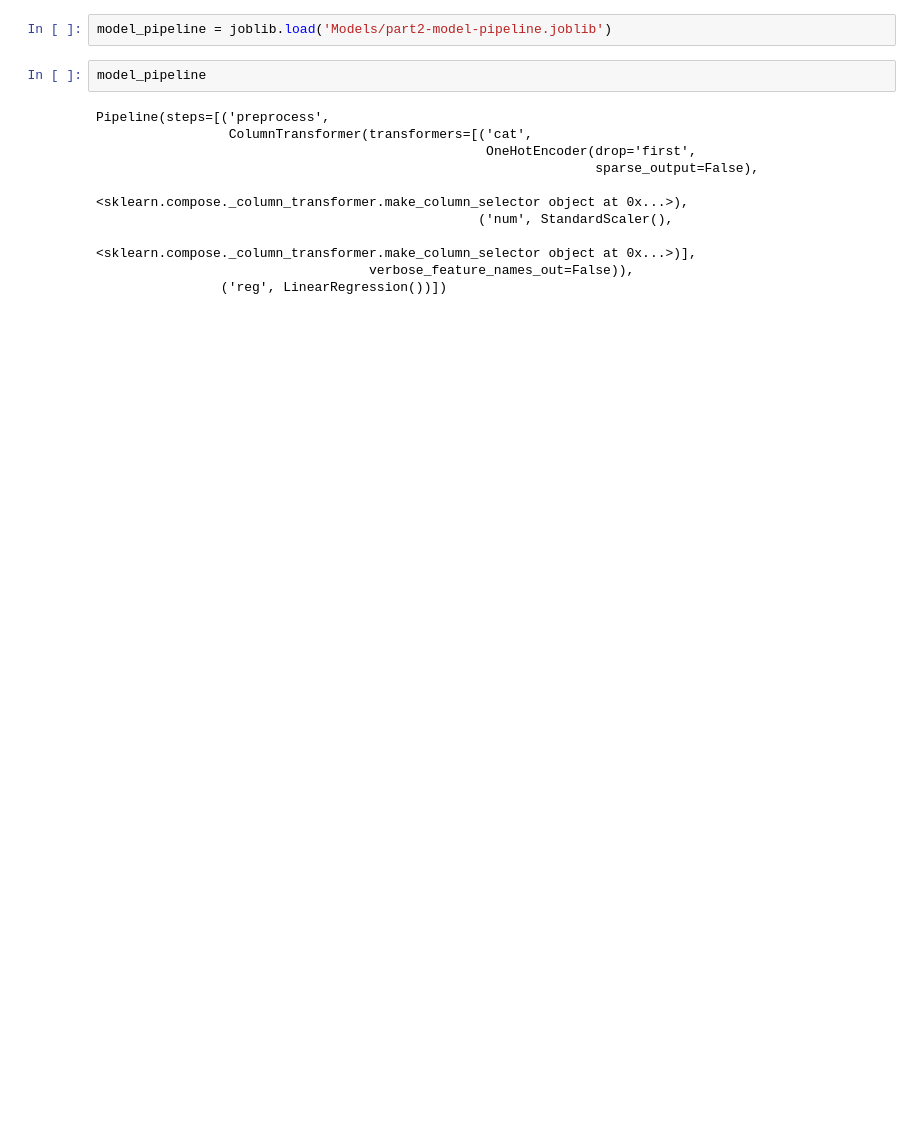
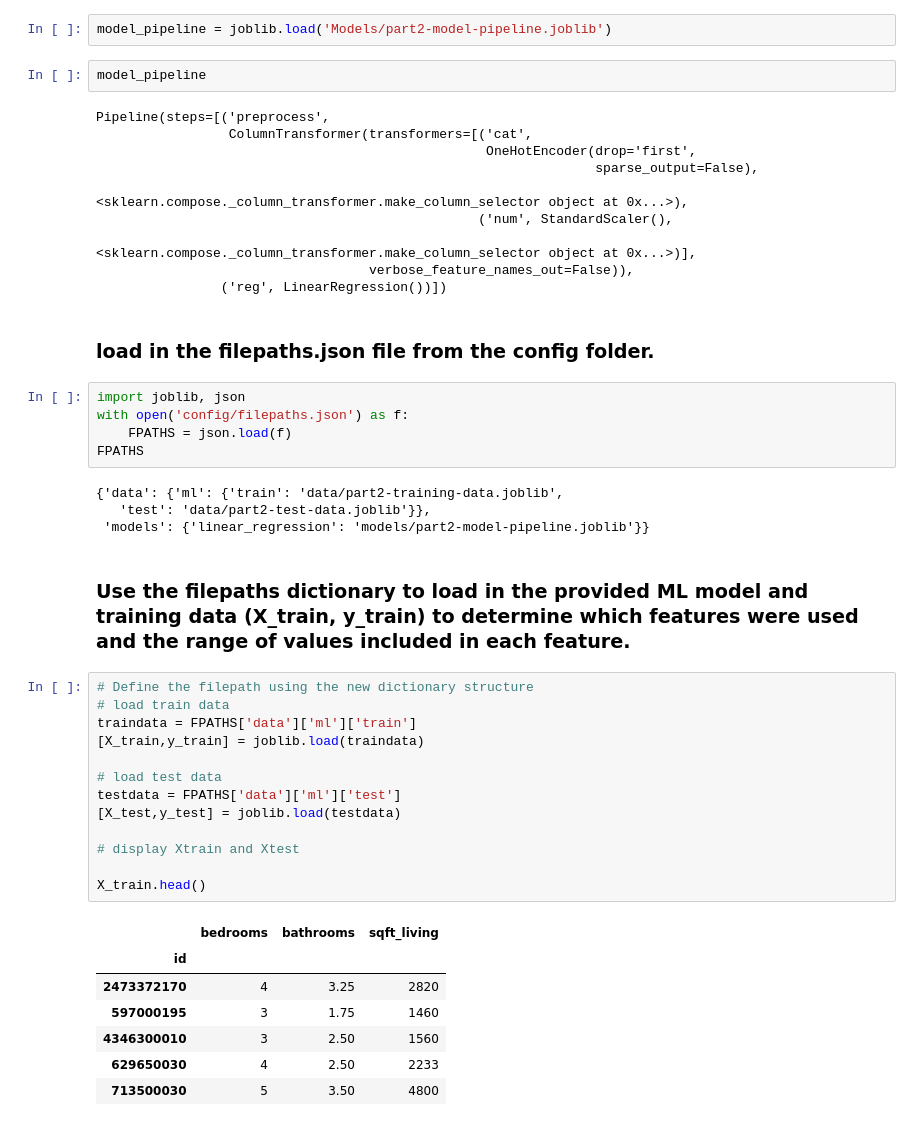
Before and after one commit to DJ-Adams/AdvML23_Mockbelt_Purvi, a Jupyter notebook: Part2_deployment.ipynb, the cells around one changed output. Drawn from its saved outputs; the diff is of its cells as text; blank space fills up the shorter version.

```diff
--- a/Part2_deployment.ipynb
+++ b/Part2_deployment.ipynb
@@ -47,3 +48,37 @@ Pipeline(steps=[('preprocess',
                                                   <sklearn.compose._column_transformer.make_column_selector object at 0x...>)],
                                    verbose_feature_names_out=False)),
                 ('reg', LinearRegression())])
+# %% [markdown]
+### load in the filepaths.json file from the config folder.
+# %%
+import joblib, json
+with open('config/filepaths.json') as f:
+    FPATHS = json.load(f)
+FPATHS
+# %% [output]
+{'data': {'ml': {'train': 'data/part2-training-data.joblib',
+   'test': 'data/part2-test-data.joblib'}},
+ 'models': {'linear_regression': 'models/part2-model-pipeline.joblib'}}
+# %% [markdown]
+### Use the filepaths dictionary to load in the provided ML model and training data (X_train, y_train) to determine which features were used and the range of values included in each feature.
+# %%
+# Define the filepath using the new dictionary structure
+# load train data
+traindata = FPATHS['data']['ml']['train']
+[X_train,y_train] = joblib.load(traindata)
+
+# load test data
+testdata = FPATHS['data']['ml']['test']
+[X_test,y_test] = joblib.load(testdata)
+
+# display Xtrain and Xtest
+
+X_train.head()
+# %% [output]
+|  | bedrooms | bathrooms | sqft_living |
+| id |  |  |  |
+| 2473372170 | 4 | 3.25 | 2820 |
+| 597000195 | 3 | 1.75 | 1460 |
+| 4346300010 | 3 | 2.50 | 1560 |
+| 629650030 | 4 | 2.50 | 2233 |
+| 713500030 | 5 | 3.50 | 4800 |
```
Also changed, not shown: parts of 19 cells of this notebook, 3 other files.
